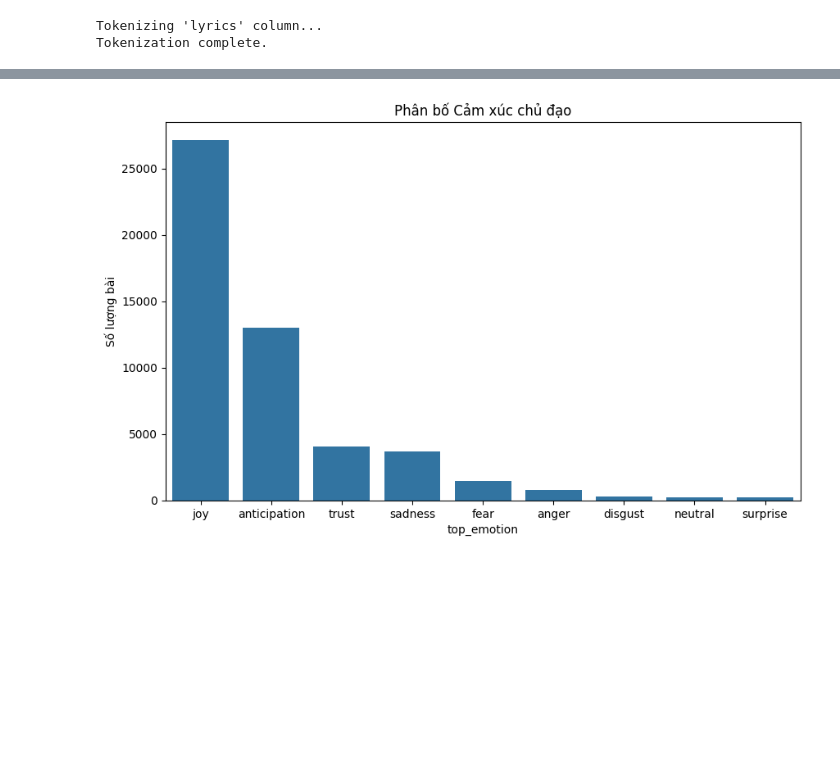
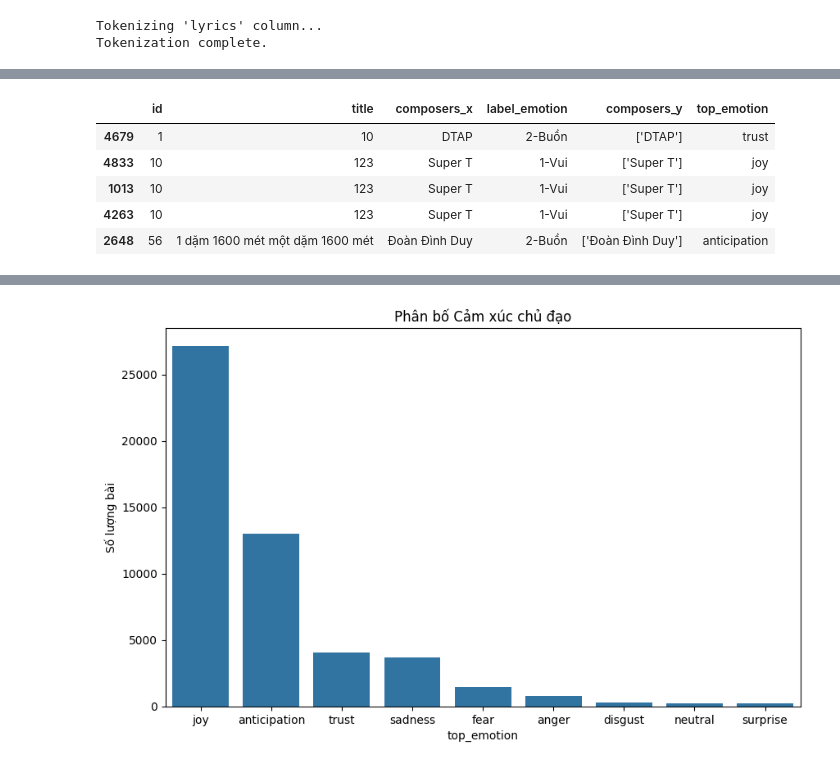
Before and after one commit to kunnic/song-corpus, a Jupyter notebook: lexicon.ipynb, the cells around one changed output, grey strips where cells are left out. Cells and saved outputs as stored; diff of their text form; code cells hidden in the pictures; blank space fills up the shorter version.

```diff
--- a/lexicon.ipynb
+++ b/lexicon.ipynb
@@ -32,0 +37,6 @@ results = results[(results['year'] != 0) & (results['year'] > 1900)]
+# %%
+manually_labeled = pd.read_csv("data/manually_labeled.csv")
+
+# Name column change
+manually_labeled = manually_labeled.rename(columns={"text_segment": "lyrics_tokenized"})
+lexicon_predicted_dataset = pd.read_csv("data/lexicon_predicted_dataset.csv")
@@ -32,0 +105,19 @@ results = results[(results['year'] != 0) & (results['year'] > 1900)]
+# %%
+# Group by title + composer
+merged = pd.merge(
+    manually_labeled,
+    lexicon_predicted_dataset,
+    on=['title'],
+    how='inner'
+)
+# %%
+# sort by id
+merged = merged.sort_values(by=['id'])
+merged.head()
+# %% [output]
+|  | id | title | composers_x | label_emotion | composers_y | top_emotion |
+| 4679 | 1 | 10 | DTAP | 2-Buồn | ['DTAP'] | trust |
+| 4833 | 10 | 123 | Super T | 1-Vui | ['Super T'] | joy |
+| 1013 | 10 | 123 | Super T | 1-Vui | ['Super T'] | joy |
+| 4263 | 10 | 123 | Super T | 1-Vui | ['Super T'] | joy |
+| 2648 | 56 | 1 dặm 1600 mét một dặm 1600 mét | Đoàn Đình Duy | 2-Buồn | ['Đoàn Đình Duy'] | anticipation |
```
Also changed, not shown: parts of 9 cells of this notebook, 3 other files.
